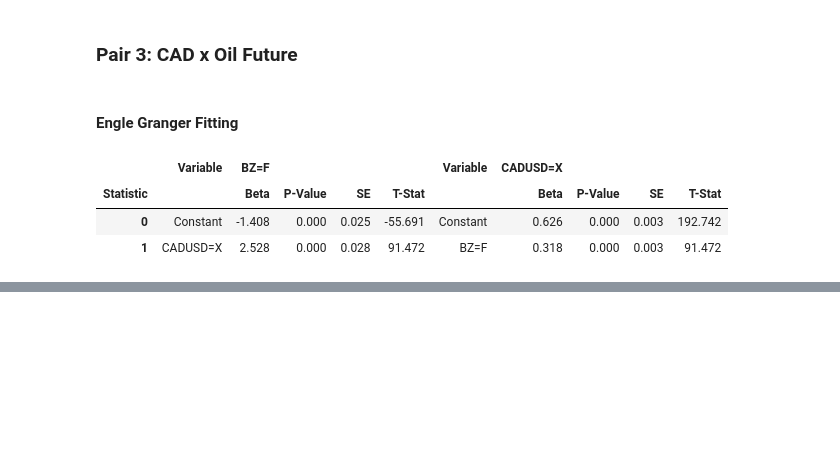
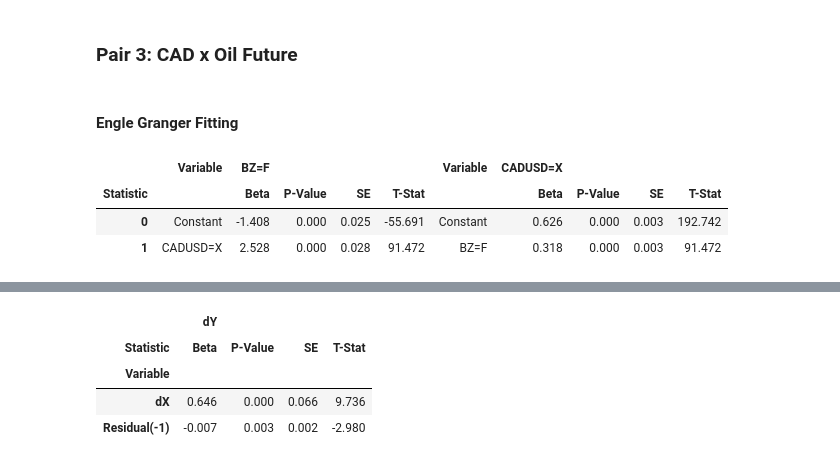
Before and after one commit to alexyspereira/Pairs_Trading, a Jupyter notebook: CQF_PairsTrading.ipynb, the cells around one changed output, grey strips where cells are left out. Drawn from its saved outputs; the diff is of its cells as text; code cells hidden in the pictures; blank space fills up the shorter version.

```diff
--- a/CQF_PairsTrading.ipynb
+++ b/CQF_PairsTrading.ipynb
@@ -551,3 +590,11 @@ eg.compare_adf
 | Mackinnon Critical Value | -3.433567 | -2.862961 | -2.567527 | -3.433567 | -2.862961 | -2.567527 |
 | Reject/Not Reject H0 | Not Reject | Not Reject | Not Reject | Not Reject | Not Reject | Not Reject |
 | Stationary/Non Stationary | Non Stationary | Non Stationary | Non Stationary | Non Stationary | Non Stationary | Non Stationary |
+# %%
+eg.ecm_results_table
+# %% [output]
+|  | dY |  |  |  |
+| Statistic | Beta | P-Value | SE | T-Stat |
+| Variable |  |  |  |  |
+| dX | 0.646 | 0.000 | 0.066 | 9.736 |
+| Residual(-1) | -0.007 | 0.003 | 0.002 | -2.980 |
```
Also changed, not shown: parts of 36 cells of this notebook.
